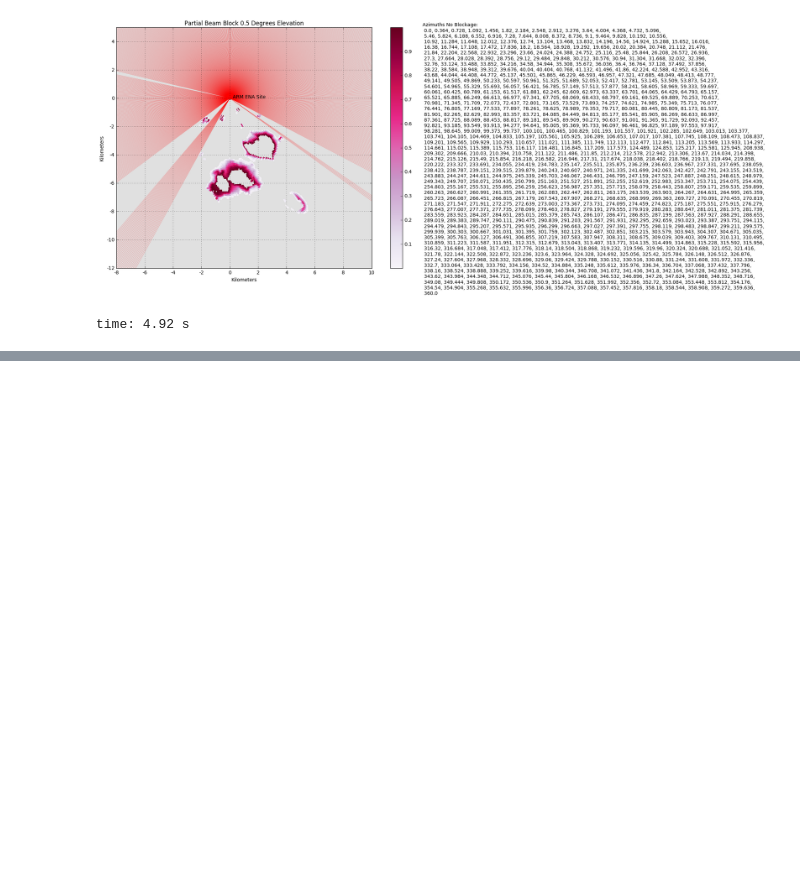
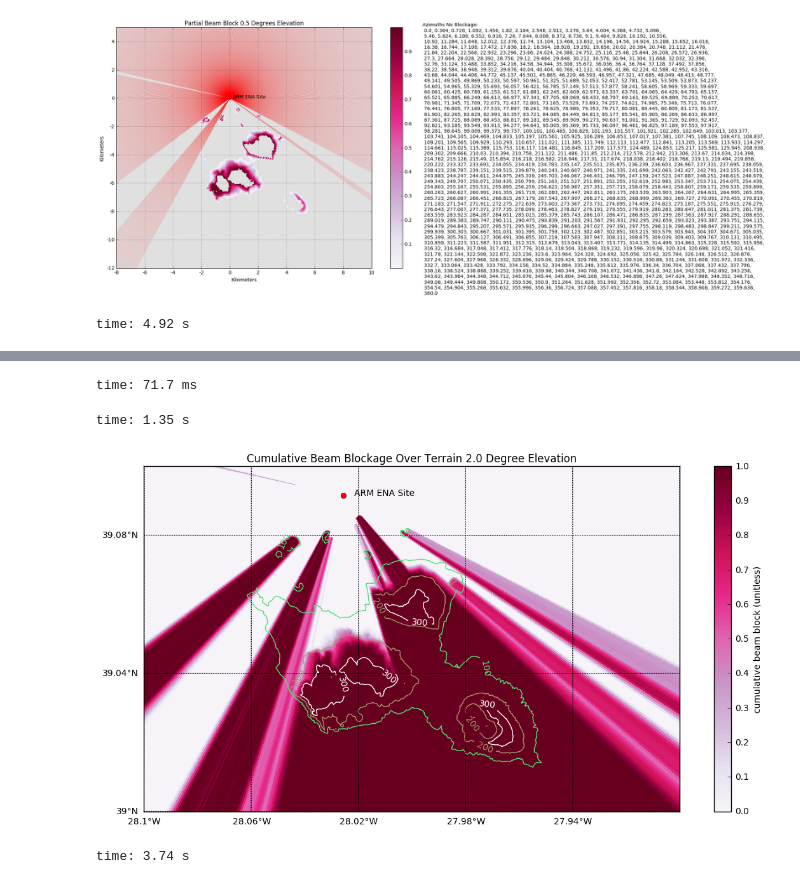
Before and after one commit to zssherman/beam_block, a Jupyter notebook: notebooks/beam_block_ppi_azimuths_no_blockage.ipynb, the cells around one changed output, grey strips where cells are left out. Drawn from its saved outputs; the diff is of its cells as text; code cells hidden in the pictures; blank space fills up the shorter version.

Commit message:
ENH: Added changed beam block flag function and added examples of beam block flags plot.

```diff
--- a/notebooks/beam_block_ppi_azimuths_no_blockage.ipynb
+++ b/notebooks/beam_block_ppi_azimuths_no_blockage.ipynb
@@ -414,3 +494,3 @@ time: 37.2 ms
 # %%
-first_sweep.azimuth['data'] = np.linspace(0, 360, 990)
+first_sweep.azimuth['data'] = np.linspace(0, 360, 1090)
 # %% [output]
@@ -539,0 +626,75 @@ time: 3.6 ms
+# %%
+ds = gdal.Open("/home/zsherman/beam_block/data/dtm_gra.tif")
+
+data = ds.ReadAsArray()
+gt = ds.GetGeoTransform()
+proj = ds.GetProjection()
+
+
+xres = gt[1]
+yres = gt[5]
+
+# get the edge coordinates and add half the resolution
+# to go to center coordinates
+xmin = gt[0] + xres * 0.5
+xmax = gt[0] + (xres * ds.RasterXSize) - xres * 0.5
+ymin = gt[3] + (yres * ds.RasterYSize) + yres * 0.5
+ymax = gt[3] - yres * 0.5
+
+ds = None
+
+# create a grid of xy coordinates in the original projection
+xy_source = np.mgrid[xmin:xmax+xres:xres, ymax+yres:ymin:yres]
+# %% [output]
+time: 71.7 ms
+# %%
+llcrnrlat=39
+urcrnrlon=-27.9
+llcrnrlon=-28.1
+urcrnrlat=39.1
+lats = np.arange(llcrnrlat, urcrnrlat, .04)
+lons = np.arange(llcrnrlon, urcrnrlon, .04)
+
+fig = plt.figure(figsize=(12, 7))
+m = Basemap(projection='lcc', lon_0=-28, lat_0=39, resolution='c',
+            llcrnrlon=llcrnrlon, llcrnrlat=llcrnrlat,
+            urcrnrlon=urcrnrlon, urcrnrlat=urcrnrlat)
+
+inproj = osr.SpatialReference()
+inproj.ImportFromWkt(proj)
+# Get the target projection from the basemap object
+outproj = osr.SpatialReference()
+outproj.ImportFromProj4(m.proj4string)
+
+# Convert from source projection to basemap projection
+xx, yy = convertXY(xy_source, inproj, outproj)
+
+elev = data.T
+the_sea = data.T < 0.1
+masked_data = np.ma.masked_where(the_sea, elev)
+# %% [output]
+time: 1.35 s
+# %%
+title = 'Cumulative Beam Blockage Over Terrain 2.0 Degree Elevation'
+fig = plt.figure(figsize=(14, 7))
+my_display = pyart.graph.RadarMapDisplay(first_sweep)
+
+my_display.plot_ppi_map('cumulative_beam_block', basemap=m,
+                       lat_lines=lats, lon_lines=lons,
+                       vmin=0, vmax=1, cmap=plt.cm.PuRd,
+                       title=title)
+my_display.plot_point(-28.0257, 39.0916,
+                    symbol='ro')
+plt.annotate('ARM ENA Site', m(-28.0217, 39.0916), color='k')
+CS = m.contour(xx, yy, masked_data,
+               levels=np.arange(0, 400, 100),
+               linewidths=1, cmap=plt.cm.terrain)
+
+plt.clabel(CS, inline=1, fontsize=10, fmt='%1.0f')
+plt.savefig(
+    '/home/zsherman/beam_block/images/cbb_graciosa_contour.png',
+    bbox_inches='tight')
+plt.show()
+# %% [output]
+[figure, added]
+time: 3.74 s
```
Also changed, not shown: parts of 46 cells of this notebook.
